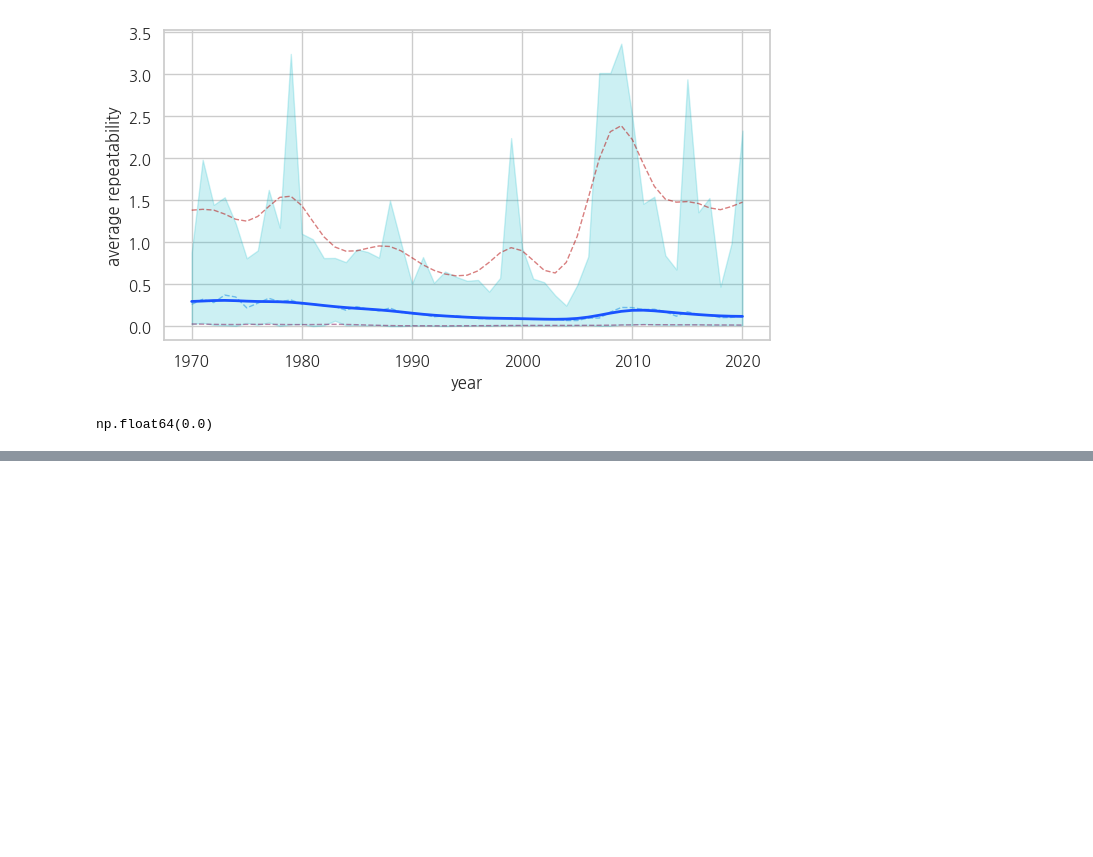
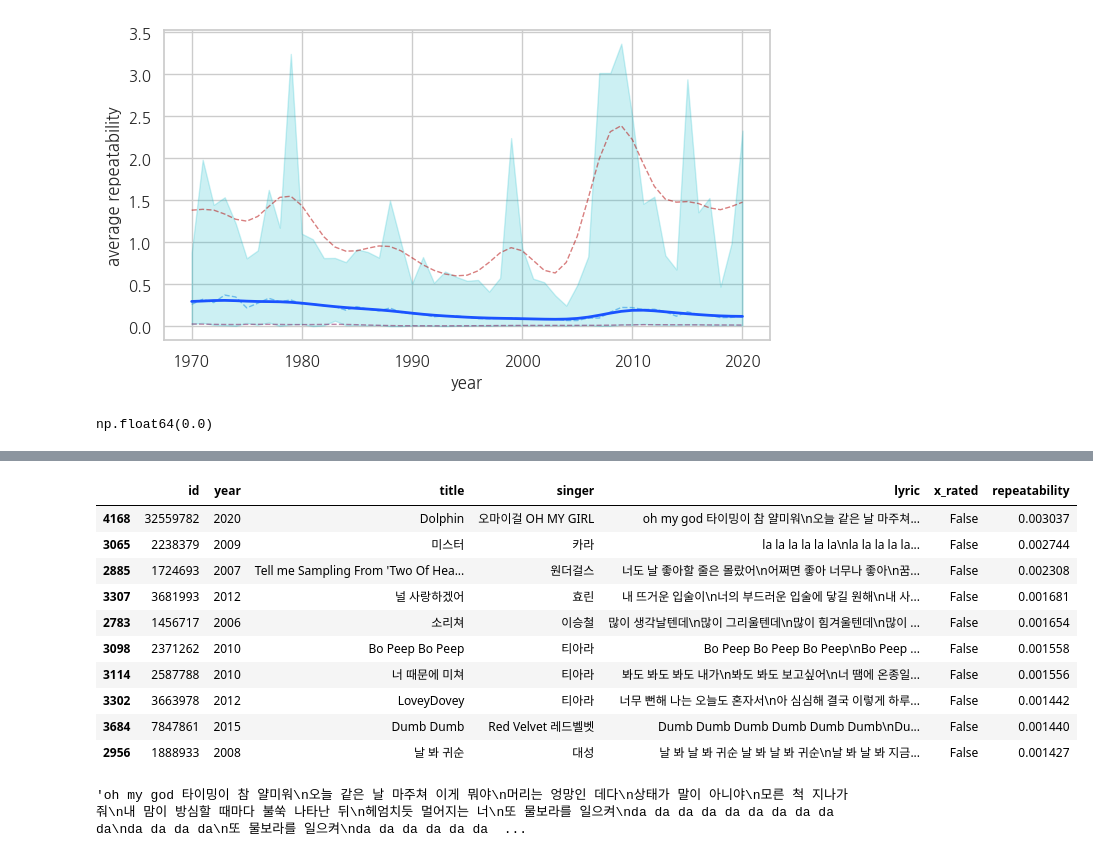
Before and after one commit to jangdain04-lab/TA_Airpods, a Jupyter notebook: TA_분석_jang.ipynb, the cells around one changed output, grey strips where cells are left out. Drawn from its saved outputs; the diff is of its cells as text; code cells hidden in the pictures; blank space fills up the shorter version.

```diff
--- a/TA_분석_jang.ipynb
+++ b/TA_분석_jang.ipynb
@@ -1575,6 +1588,20 @@ df[df['id'] == 2425262]['lyric'].values[0]
 # %%
 df = unique_songs_all[(~unique_songs_all.lyric.isna()) & (unique_songs_all.year >= 2000)].copy()
-df['repeatability'] = unique_songs_all['lyric'].astype(str).apply(get_repeatability)
+df['repeatability'] = unique_songs_all['lyric'].astype(str).apply(get_repeatability_type2)
 df.sort_values('repeatability', ascending=False).head(10)
+# %% [output]
+|  | id | year | title | singer | lyric | x_rated | repeatability |
+| 4168 | 32559782 | 2020 | Dolphin | 오마이걸 OH MY GIRL | oh my god 타이밍이 참 얄미워\n오늘 같은 날 마주쳐... | False | 0.003037 |
+| 3065 | 2238379 | 2009 | 미스터 | 카라 | la la la la la la\nla la la la la... | False | 0.002744 |
+| 2885 | 1724693 | 2007 | Tell me Sampling From 'Two Of Hea... | 원더걸스 | 너도 날 좋아할 줄은 몰랐어\n어쩌면 좋아 너무나 좋아\n꿈... | False | 0.002308 |
+| 3307 | 3681993 | 2012 | 널 사랑하겠어 | 효린 | 내 뜨거운 입술이\n너의 부드러운 입술에 닿길 원해\n내 사... | False | 0.001681 |
+| 2783 | 1456717 | 2006 | 소리쳐 | 이승철 | 많이 생각날텐데\n많이 그리울텐데\n많이 힘겨울텐데\n많이 ... | False | 0.001654 |
+| 3098 | 2371262 | 2010 | Bo Peep Bo Peep | 티아라 | Bo Peep Bo Peep Bo Peep\nBo Peep ... | False | 0.001558 |
+| 3114 | 2587788 | 2010 | 너 때문에 미쳐 | 티아라 | 봐도 봐도 봐도 내가\n봐도 봐도 보고싶어\n너 땜에 온종일... | False | 0.001556 |
+| 3302 | 3663978 | 2012 | LoveyDovey | 티아라 | 너무 뻔해 나는 오늘도 혼자서\n아 심심해 결국 이렇게 하루... | False | 0.001442 |
+| 3684 | 7847861 | 2015 | Dumb Dumb | Red Velvet 레드벨벳 | Dumb Dumb Dumb Dumb Dumb Dumb\nDu... | False | 0.001440 |
+| 2956 | 1888933 | 2008 | 날 봐 귀순 | 대성 | 날 봐 날 봐 귀순 날 봐 날 봐 귀순\n날 봐 날 봐 지금... | False | 0.001427 |
 # %%
-df[df['id'] == 35008525]['lyric'].values[0]
+df[df['id'] == 32559782]['lyric'].values[0]
+# %% [output]
+'oh my god 타이밍이 참 얄미워\n오늘 같은 날 마주쳐 이게 뭐야\n머리는 엉망인 데다\n상태가 말이 아니야\n모른 척 지나가 줘\n내 맘이 방심할 때마다 불쑥 나타난 뒤\n헤엄치듯 멀어지는 너\n또 물보라를 일으켜\nda da da da da da da da da da\nda da da da\n또 물보라를 일으켜\nda da da da da da  ...
```
Also changed, not shown: parts of 4 cells of this notebook.
